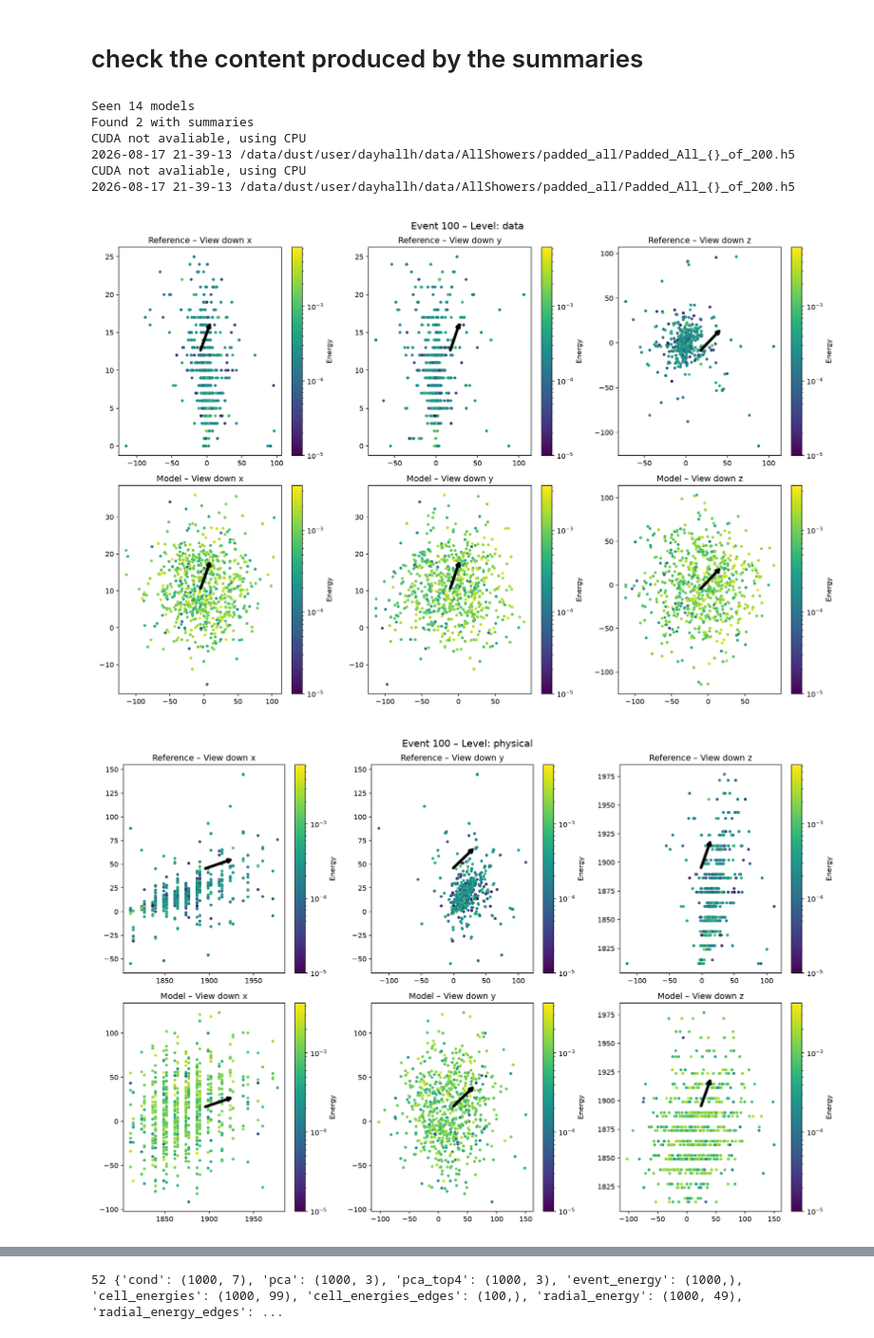
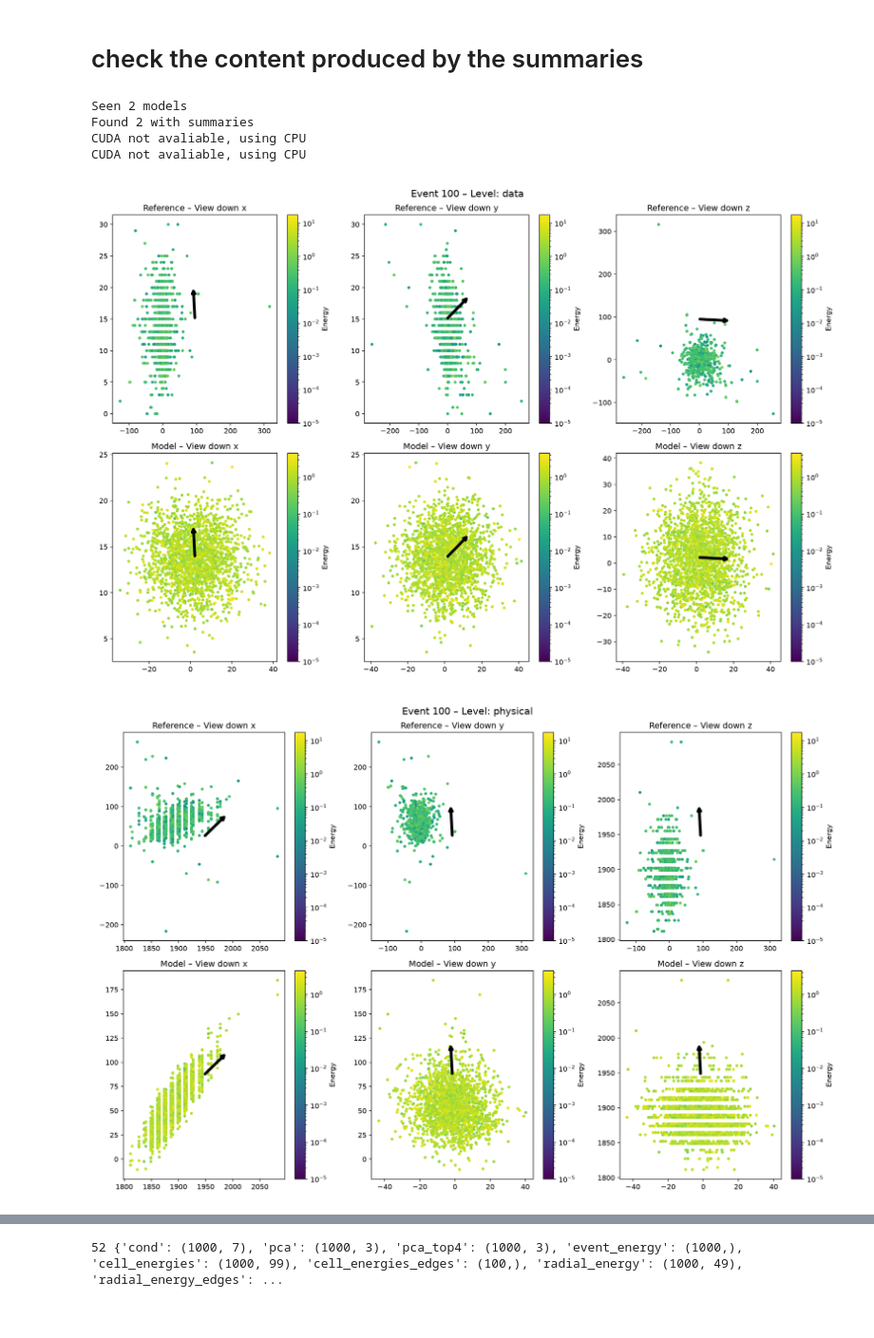
Before and after one commit to HenryDayHall/CaloCloudi, a Jupyter notebook: scripts/check_summary.ipynb, the cells around one changed output, grey strips where cells are left out. Shown at 95% size. Saved outputs shown, nothing was run; the diff lists cells and outputs as text; code cells hidden in the pictures.

Commit message:
Improved configs and training

```diff
--- a/scripts/check_summary.ipynb
+++ b/scripts/check_summary.ipynb
@@ -9,50 +9,77 @@ from src.evaluation import plotting
 from src.evaluation.inference import Sampler
 from IPython.display import Image, display
 # %%
-#log_dir = "/data/dust/user/dayhallh/data/CaloClouds_diffusion/logs/2026_08_17__15_19_32"
-#log_dir = "/data/dust/user/dayhallh/data/CaloClouds_diffusion/logs/2026_08_17__15_20_42/"
-log_dir = "/data/dust/user/dayhallh/data/CaloClouds_diffusion/logs/2026_08_17__15_21_09/"  # geant_4
-log_dir = "/data/dust/user/dayhallh/data/CaloClouds_diffusion/logs/2026_08_17__19_06_34/" # Padded_All
+# took too long
+#log_dir = "/data/dust/user/dayhallh/data/CaloClouds_diffusion/old_logs_3/2026_08_17__15_20_42/"  # sim
+#log_dir = "/data/dust/user/dayhallh/data/CaloClouds_diffusion/old_logs_3/2026_08_17__15_21_09/"  # geant_4
+
+# First ones that worked
+#log_dir = "/data/dust/user/dayhallh/data/CaloClouds_diffusion/logs/2026_08_17__15_19_32"  # padded photon 1
+#log_dir = "/data/dust/user/dayhallh/data/CaloClouds_diffusion/logs/2026_08_17__19_06_34/" # Padded_All 1
+
+# Poor starting choices
+#log_dir = "/data/dust/user/dayhallh/data/CaloClouds_diffusion/old_logs_4/2026_08_18__09_27_22/" # Padded photon 2
+#log_dir = "/data/dust/user/dayhallh/data/CaloClouds_diffusion/old_logs_4/2026_08_18__09_27_42/" # Padded all 2
+
+# latest with good starting choices
+log_dir = "/data/dust/user/dayhallh/data/CaloClouds_diffusion/logs/2026_08_18__12_06_30/" # padded photons 3
+#log_dir = "/data/dust/user/dayhallh/data/CaloClouds_diffusion/logs/2026_08_18__12_06_34/" # padded all 3
+
 
 all_model_paths = glob.glob(os.path.join(log_dir, "checkpoints", "*model.pt"))
 print(f"Seen {len(all_model_paths)} models")
 model_paths = []
 for path in all_model_paths:
     if os.path.exists(path[:-3] + "_summary.npz"):
         model_paths.append(path)
 
 print(f"Found {len(model_paths)} with summaries")
 
 
-configs = []
+
+
 dates = []
 infos = []
 for path in model_paths:
-    config = Sampler.get_config_from_model_path(path)
-    configs.append(config)
     date = path.split('/')[-1][:19].replace('_', ' ')
     dates.append(date)
     ds_path = config['data']['dataset_path']
-    print(date, ds_path)
     info = f'{os.path.basename(ds_path).format("*")}'
     if path.endswith("_ema_model.pt"):
         info += " ema"
     infos.append(info)
 
+
+if len(infos) > 5:
+    recent_dates = np.argsort(dates)[-5:]
+    #recent_dates = np.argsort(dates)[:2]
+    print(dates)
+    dates = [dates[j] for j in recent_dates]
+    print(dates)
+    infos = [infos[j] for j in recent_dates]
+    model_paths = [model_paths[j] for j in recent_dates]
+
 if len(set(infos)) < len(infos):
     for i, date in enumerate(dates):
-        infos[i] += date
+        infos[i] = date[8:] + " " + info
 
-model_path = model_paths[-1]
-event_index = 100
-for level in ["data", "physical", "cells"]:
-    display(Image(filename=f'{model_path[:-3]}_{level}_{event_index}.png'))
+configs = []
+for path in model_paths:
+    config = Sampler.get_config_from_model_path(path)
+    configs.append(config)
+
+for model_path in model_paths[::-1]:
+    try:
+        event_index = 100
+        for level in ["data", "physical", "cells"]:
+            display(Image(filename=f'{model_path[:-3]}_{level}_{event_index}.png'))
+        break
+    except FileNotFoundError:
+        continue
 # %% [output]
-Seen 14 models
+Seen 2 models
 Found 2 with summaries
 CUDA not avaliable, using CPU
-2026-08-17 21-39-13 /data/dust/user/dayhallh/data/AllShowers/padded_all/Padded_All_{}_of_200.h5
 CUDA not avaliable, using CPU
-2026-08-17 21-39-13 /data/dust/user/dayhallh/data/AllShowers/padded_all/Padded_All_{}_of_200.h5
-[figure, old version]
+[figure, new version]
-[figure, old version]
+[figure, new version]
```
Also changed, not shown: parts of 4 cells of this notebook, 7 other files.
